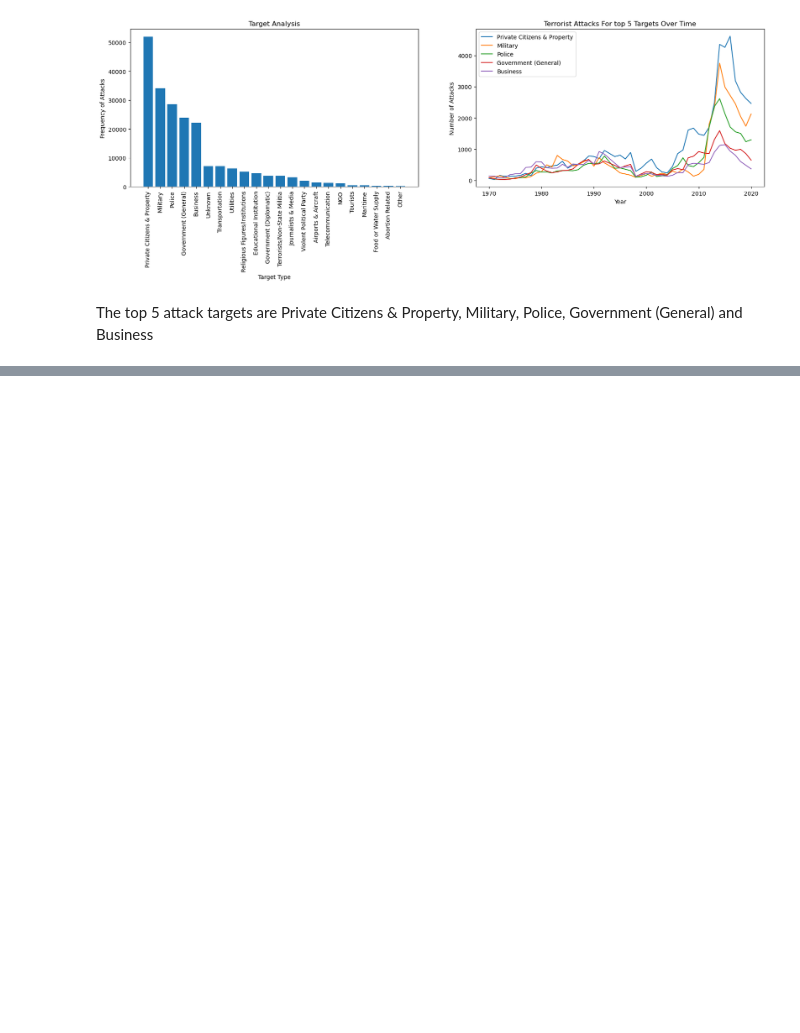
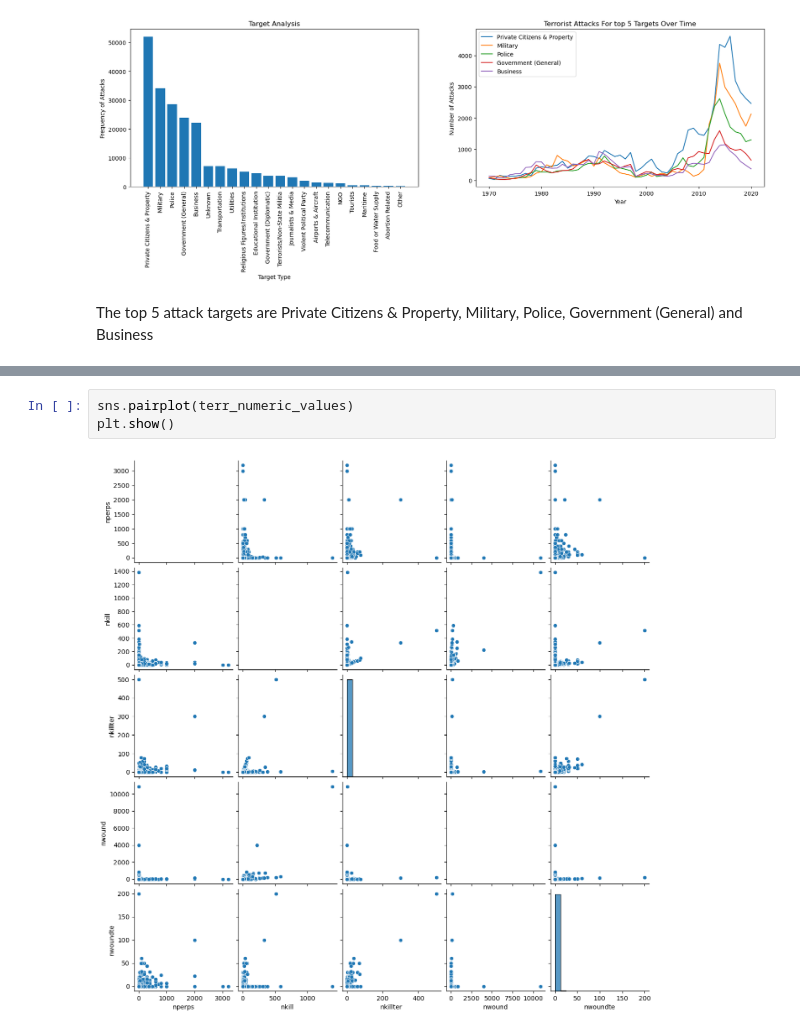
Before and after one commit to shivichourey/data_analysis, a Jupyter notebook: EDA.ipynb, the cells around one changed output, grey strips where cells are left out. Drawn from its saved outputs; the diff is of its cells as text; blank space fills up the shorter version.

```diff
--- a/EDA.ipynb
+++ b/EDA.ipynb
@@ -315,0 +321,5 @@ terr_by_country = terrdf.groupby('country_txt')['eventid'].count()
+# %%
+sns.pairplot(terr_numeric_values)
+plt.show()
+# %% [output]
+[figure, added]
```
Also changed, not shown: parts of 22 cells of this notebook.
